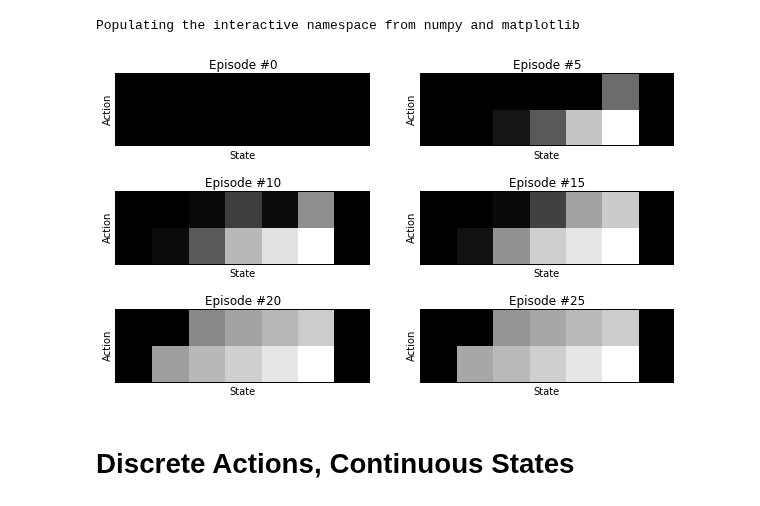
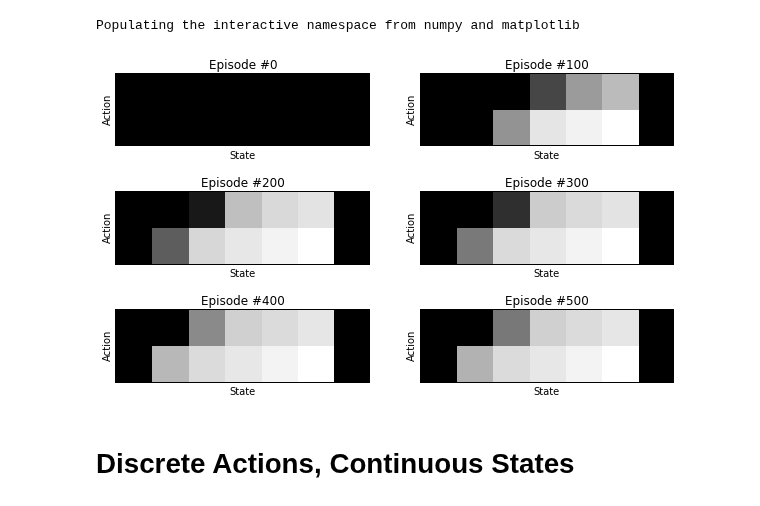
Before and after one commit to AlexanderFabisch/ml_tutorials, a Jupyter notebook: 04_rl_function_approximation.ipynb, the cells around one changed output. Drawn from its saved outputs; the diff is of its cells as text; code cells hidden in the pictures.

Commit message:
Add epsilon-greedy policy

```diff
--- a/04_rl_function_approximation.ipynb
+++ b/04_rl_function_approximation.ipynb
@@ -92,6 +94,16 @@ class Softmax(object):
         x = random.rand()
         for i in range(p.shape[0]):
             if p.cumsum()[i] >= x: return A[i]
+# %%
+class EpsilonGreedyPolicy(object):
+    def __init__(self, Q, epsilon):
+        self.Q = Q
+        self.epsilon = epsilon
+    def __call__(self, state):
+        if random.rand() < self.epsilon:
+            return A[random.randint(0, len(A))]
+        else:
+            return A[argmax(self.Q(state))]
 # %%
 class QTable(object):
     def __init__(self, S, A):
@@ -104,11 +116,11 @@ class QTable(object):
     def correct(self, state, action, target, alpha):
         self.Q[S.index(state), A.index(action)] += alpha * (target - self(state, action))
 # %%
-def q_learning(alpha, gamma, tau, n_episodes, Q):
+def q_learning(alpha, gamma, epsilon, n_episodes, Q):
     for episode in range(n_episodes):
         state = initial_state()
         while not finished(state):
-            action = Softmax(Q, tau)(state)
+            action = EpsilonGreedyPolicy(Q, epsilon)(state)
             next_state = state_transition(state, action)
             r = reward(state, action, next_state)
             Q.correct(state, action, r + gamma * numpy.max(Q(next_state)), alpha)
@@ -118,13 +130,14 @@ def q_learning(alpha, gamma, tau, n_episodes, Q):
 # %%
 figure(figsize(10, 6))
 for i in range(6):
-    n_episodes = 5*i
+    n_episodes = 100*i
     setp(subplot(3, 2, i+1), xticks=(), yticks=(), title="Episode #%d" % n_episodes,
          xlabel="State", ylabel="Action")
-    imshow(q_learning(alpha=0.5, gamma=0.9, tau=1.0, n_episodes=n_episodes,
+    # Note that epsilon = 0.4 is very high!
+    imshow(q_learning(alpha=0.1, gamma=0.95, epsilon=0.4, n_episodes=n_episodes,
                       Q=QTable(S, A)).Q.T, cmap=cm.gray, interpolation="nearest")
 # %% [output]
-[figure, old version]
+[figure, new version]
 # %% [markdown]
 # Discrete Actions, Continuous States
 # %% [markdown]
```
Also changed, not shown: parts of 5 cells of this notebook.
